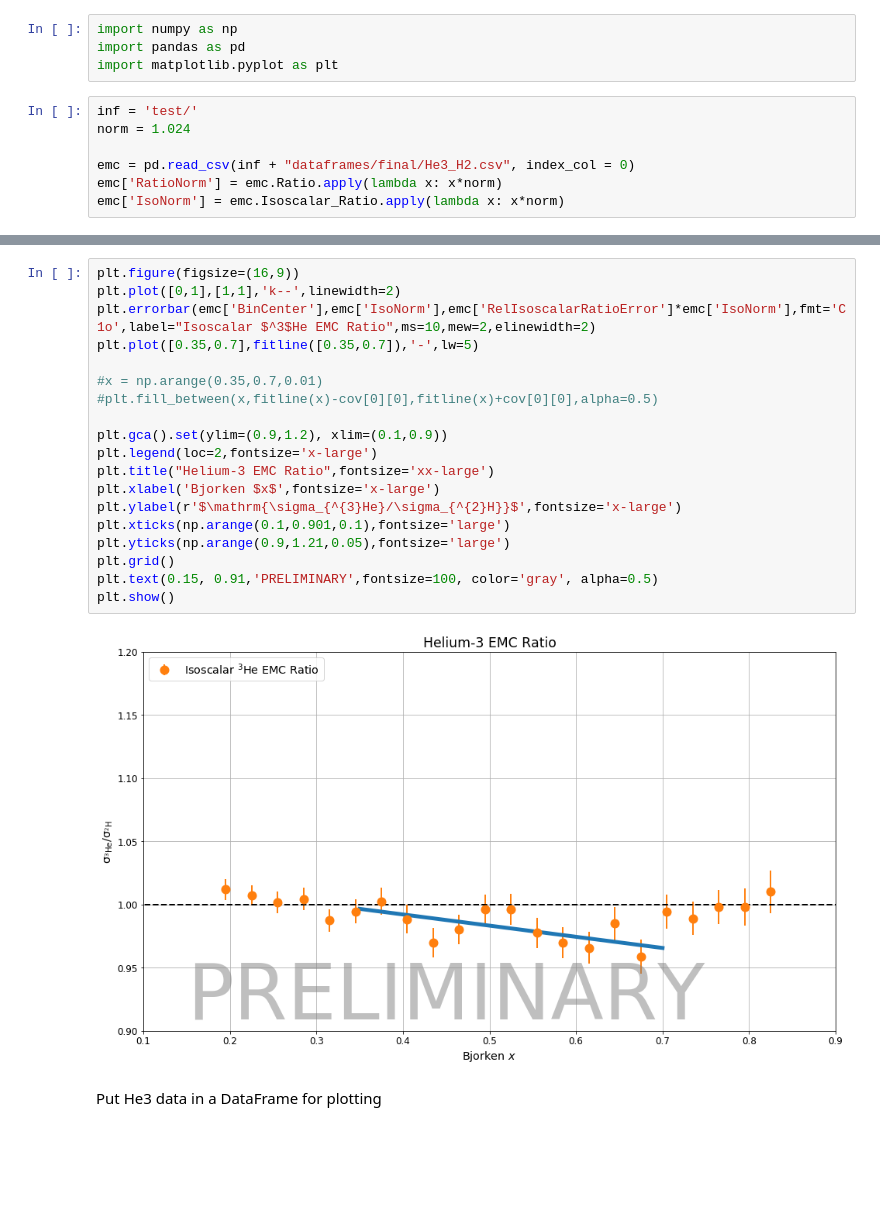
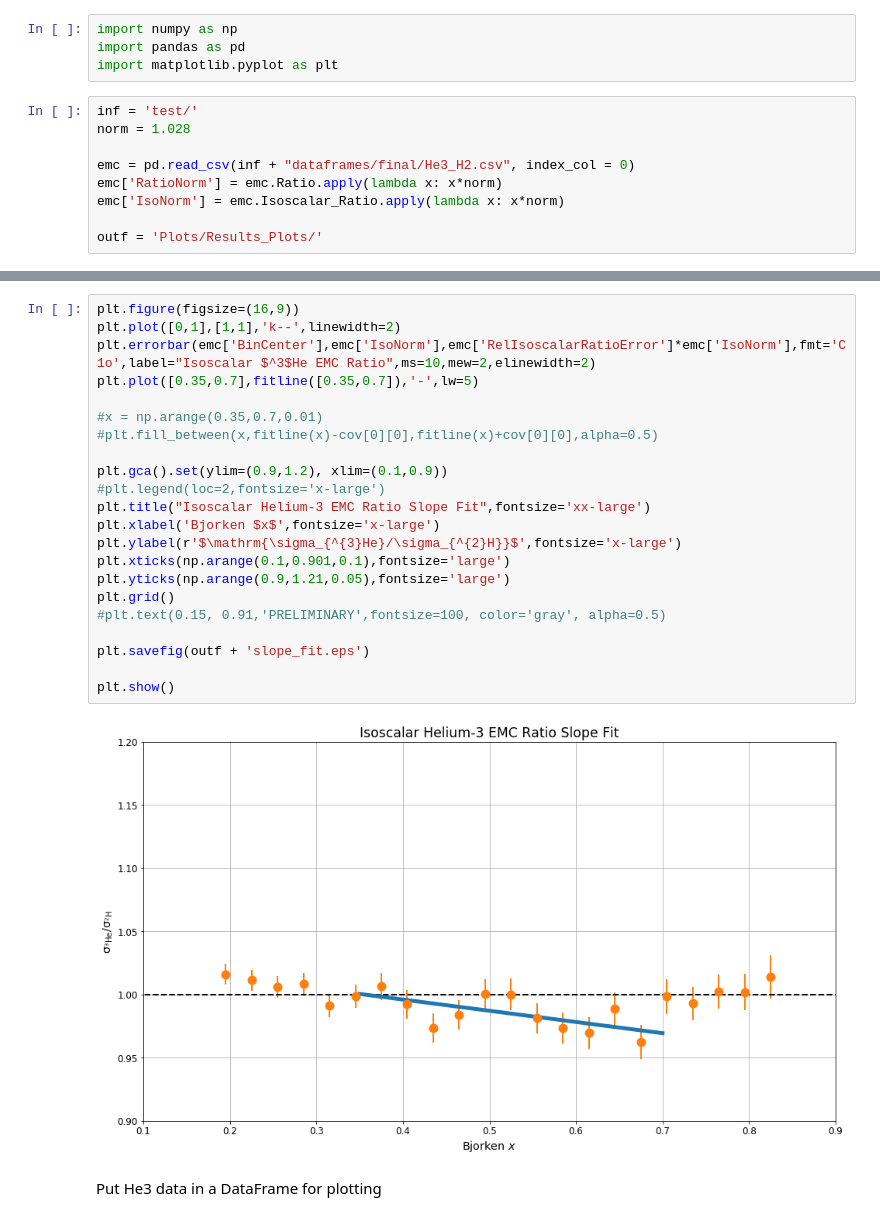
Before and after one commit to TJHague/Tritium-Analysis, a Jupyter notebook: emc/Python/Slope_Plots.ipynb, the cells around one changed output, grey strips where cells are left out. Saved outputs shown, nothing was run; the diff lists cells and outputs as text; blank space fills up the shorter version.

Commit message:
Script updates to make thesis plots
Also some work to study normalization

```diff
--- a/emc/Python/Slope_Plots.ipynb
+++ b/emc/Python/Slope_Plots.ipynb
@@ -4,11 +4,13 @@ import pandas as pd
 import matplotlib.pyplot as plt
 # %%
 inf = 'test/'
-norm = 1.024
+norm = 1.028
 
 emc = pd.read_csv(inf + "dataframes/final/He3_H2.csv", index_col = 0)
 emc['RatioNorm'] = emc.Ratio.apply(lambda x: x*norm)
 emc['IsoNorm'] = emc.Isoscalar_Ratio.apply(lambda x: x*norm)
+
+outf = 'Plots/Results_Plots/'
 # %%
 fit_data = emc.query('BinCenter>=0.35 & BinCenter<=0.70')
 
@@ -35,24 +40,27 @@ print(coef)
 # %%
 plt.figure(figsize=(16,9))
 plt.plot([0,1],[1,1],'k--',linewidth=2)
 plt.errorbar(emc['BinCenter'],emc['IsoNorm'],emc['RelIsoscalarRatioError']*emc['IsoNorm'],fmt='C1o',label="Isoscalar $^3$He EMC Ratio",ms=10,mew=2,elinewidth=2)
 plt.plot([0.35,0.7],fitline([0.35,0.7]),'-',lw=5)
 
 #x = np.arange(0.35,0.7,0.01)
 #plt.fill_between(x,fitline(x)-cov[0][0],fitline(x)+cov[0][0],alpha=0.5)
 
 plt.gca().set(ylim=(0.9,1.2), xlim=(0.1,0.9))
-plt.legend(loc=2,fontsize='x-large')
-plt.title("Helium-3 EMC Ratio",fontsize='xx-large')
+#plt.legend(loc=2,fontsize='x-large')
+plt.title("Isoscalar Helium-3 EMC Ratio Slope Fit",fontsize='xx-large')
 plt.xlabel('Bjorken $x$',fontsize='x-large')
 plt.ylabel(r'$\mathrm{\sigma_{^{3}He}/\sigma_{^{2}H}}$',fontsize='x-large')
 plt.xticks(np.arange(0.1,0.901,0.1),fontsize='large')
 plt.yticks(np.arange(0.9,1.21,0.05),fontsize='large')
 plt.grid()
-plt.text(0.15, 0.91,'PRELIMINARY',fontsize=100, color='gray', alpha=0.5)
+#plt.text(0.15, 0.91,'PRELIMINARY',fontsize=100, color='gray', alpha=0.5)
+
+plt.savefig(outf + 'slope_fit.eps')
+
 plt.show()
 # %% [output]
-[figure, old version]
+[figure, new version]
 # %% [markdown]
 Put He3 data in a DataFrame for plotting
 # %%
```
Also changed, not shown: parts of 8 cells of this notebook, 8 other files.
